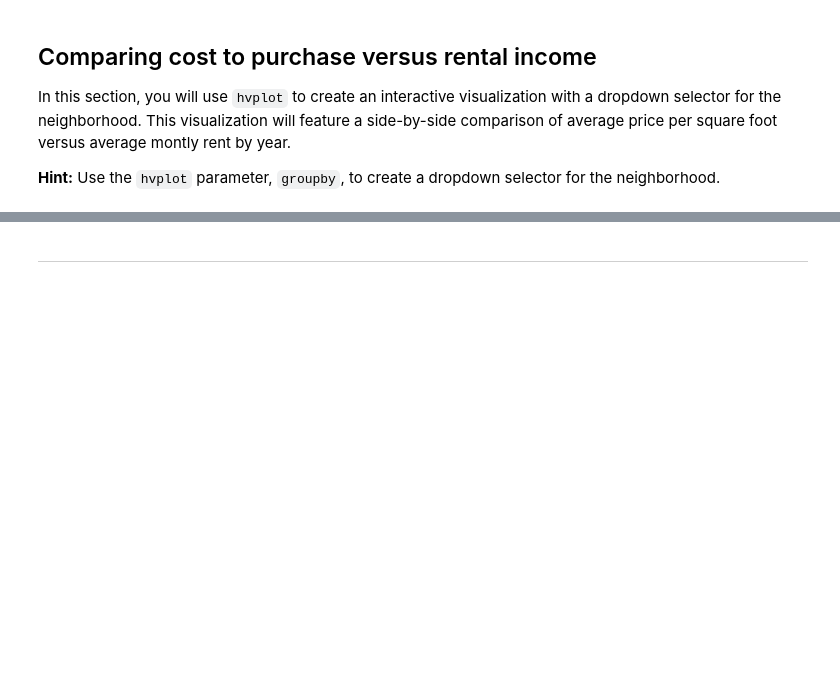
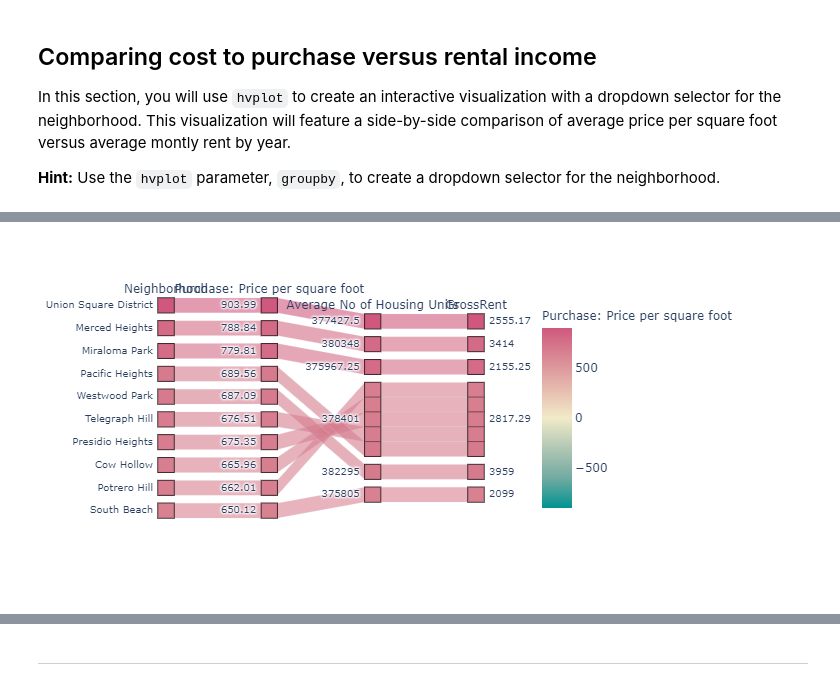
Before and after one commit to PanicAtTheDisco88/PyViz_homework6, a Jupyter notebook: Instructions/Starter_Code/rental_analysis.ipynb, the cells around one changed output, grey strips where cells are left out. Saved outputs shown, nothing was run; the diff lists cells and outputs as text; code cells hidden in the pictures; blank space fills up the shorter version.

```diff
--- a/Instructions/Starter_Code/rental_analysis.ipynb
+++ b/Instructions/Starter_Code/rental_analysis.ipynb
@@ -246,3 +220,6 @@ sfo_data.hvplot.line(x='year',y='gross_rent',groupby='neighborhood')
 # %%
 # Plotting the data from the top 10 expensive neighborhoods
-# YOUR CODE HERE!
+sf_avg_all = sf_data.groupby([sf_data['neighborhood']]).mean()
+sf_avg_top10 = sf_avg_all.sort_values(by='sale_price_sqr_foot', ascending=False).head(10)
+sf_avg_top10.reset_index(inplace=True)
+sf_avg_top10
@@ -248,0 +238,17 @@ sfo_data.hvplot.line(x='year',y='gross_rent',groupby='neighborhood')
+# %%
+px.parallel_categories(
+    sf_avg_top10.round(2),
+    dimensions=["neighborhood","sale_price_sqr_foot", "housing_units", "gross_rent"],
+    color="sale_price_sqr_foot",
+    color_continuous_scale=px.colors.diverging.Tealrose,
+    color_continuous_midpoint=2,
+    labels={
+        "neighborhood": "Neighborhood",
+        "sale_price_sqr_foot": "Purchase: Price per square foot",
+        "housing_units": "Average No of Housing Units ",
+        "gross_rent": "GrossRent"
+    },
+    height=350, width=850
+)
+# %% [output]
+[figure, added]
```
Also changed, not shown: parts of 34 cells of this notebook, 1 other file.
